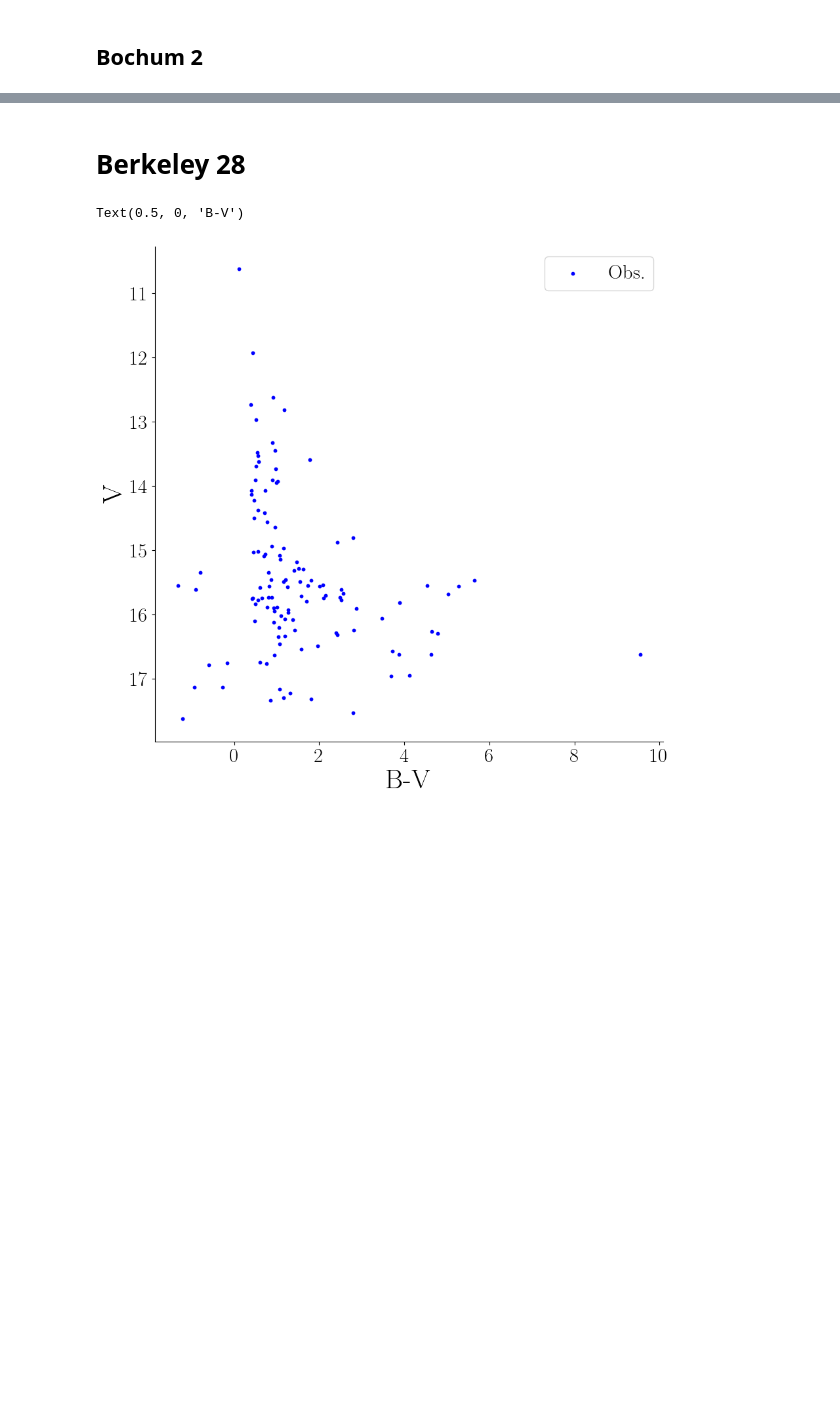
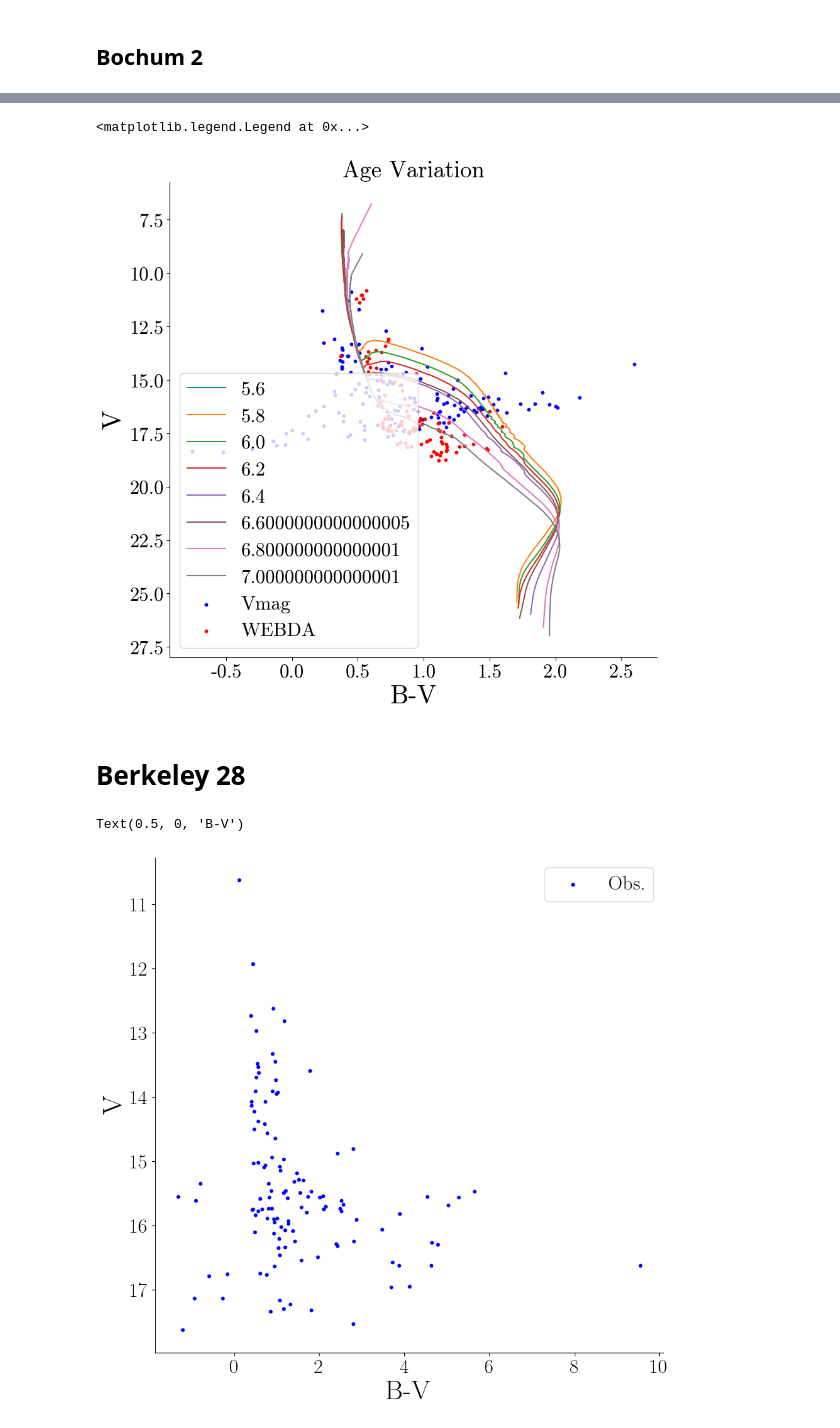
Before and after one commit to OwenJohnsons/Final_Year_Project, a Jupyter notebook: Code/calibration_parameters/magnitude_processing/obs_cluster_mags.ipynb, the cells around one changed output, grey strips where cells are left out. Cells and saved outputs as stored; diff of their text form; code cells hidden in the pictures; blank space fills up the shorter version.

```diff
--- a/Code/calibration_parameters/magnitude_processing/obs_cluster_mags.ipynb
+++ b/Code/calibration_parameters/magnitude_processing/obs_cluster_mags.ipynb
@@ -107,3 +92,25 @@ Text(0.5, 0, 'B-V')
+# %%
+bv = cal_B - cal_V
+
+for agev in np.arange(5.6, 7, 0.2):
+    isochrone = iso.isochrone(age = agev, feh = 0.019)
+    modelv = isochrone['V_mag'] + 14.7
+    modelbv = (isochrone['B_mag'] - isochrone['V_mag']) + .7
+
+    plt.plot(modelbv, modelv, label = agev)
+
+# --- Plotting Bochum 2 ---
+
+plt.scatter(bv, cal_V, s = 10, color = 'blue')
+plt.scatter(BV_e, V_e, label = 'WEBDA', color = 'red', s = 10)
+plt.gca().invert_yaxis()
+plt.ylabel('V')
+plt.xlabel('B-V')
+plt.title('Age Variation')
+plt.legend()
+# %% [output]
+<matplotlib.legend.Legend at 0x...>
+[figure, added]
 # %% [markdown]
 # Berkeley 28
 # %%
```
Also changed, not shown: parts of 7 cells of this notebook, 26 other files.
